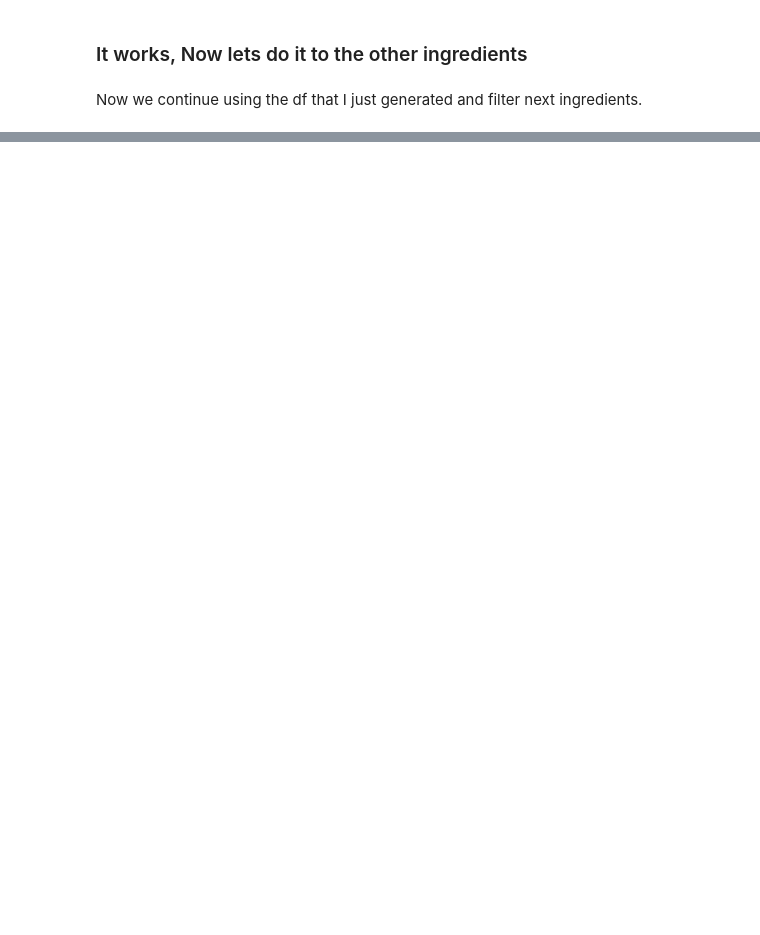
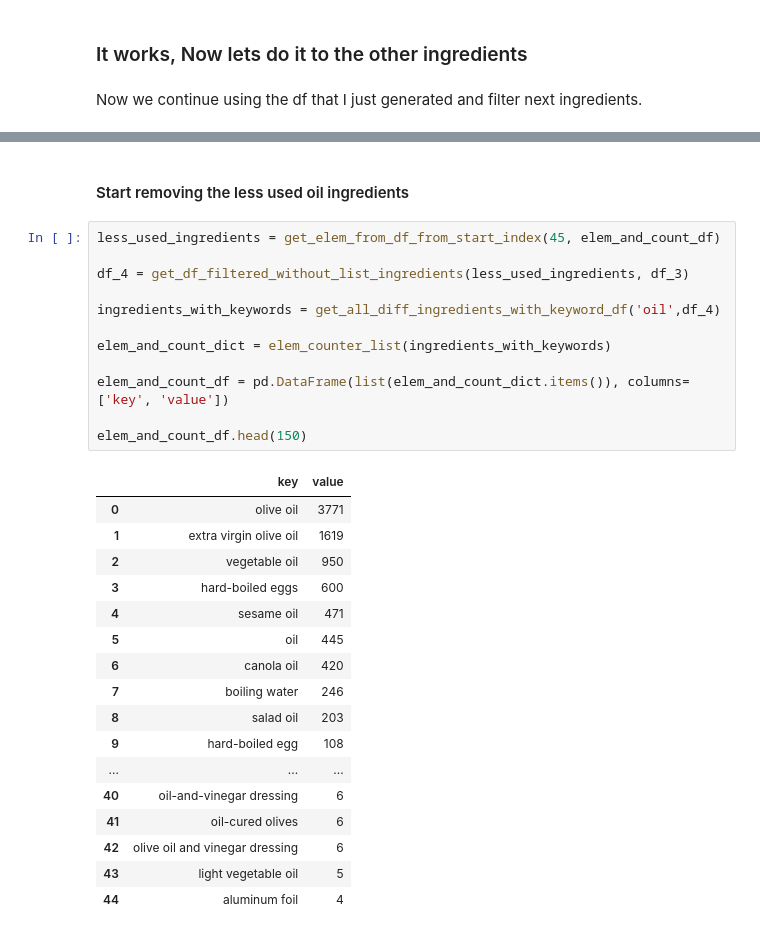
Before and after one commit to PersonalProjects-YassineXHedi/RecipeGenerator, a Jupyter notebook: data_view.ipynb, the cells around one changed output, grey strips where cells are left out. Drawn from its saved outputs; the diff is of its cells as text; blank space fills up the shorter version.

```diff
--- a/data_view.ipynb
+++ b/data_view.ipynb
@@ -224,0 +289,32 @@ Now we continue using the df that I just generated and filter next ingredients.
+# %% [markdown]
+#### Start removing the less used oil ingredients
+# %%
+less_used_ingredients = get_elem_from_df_from_start_index(45, elem_and_count_df)
+
+df_4 = get_df_filtered_without_list_ingredients(less_used_ingredients, df_3)
+
+ingredients_with_keywords = get_all_diff_ingredients_with_keyword_df('oil',df_4)
+
+elem_and_count_dict = elem_counter_list(ingredients_with_keywords)
+
+elem_and_count_df = pd.DataFrame(list(elem_and_count_dict.items()), columns=['key', 'value'])
+
+elem_and_count_df.head(150)
+# %% [output]
+|  | key | value |
+| 0 | olive oil | 3771 |
+| 1 | extra virgin olive oil | 1619 |
+| 2 | vegetable oil | 950 |
+| 3 | hard-boiled eggs | 600 |
+| 4 | sesame oil | 471 |
+| 5 | oil | 445 |
+| 6 | canola oil | 420 |
+| 7 | boiling water | 246 |
+| 8 | salad oil | 203 |
+| 9 | hard-boiled egg | 108 |
+| ... | ... | ... |
+| 40 | oil-and-vinegar dressing | 6 |
+| 41 | oil-cured olives | 6 |
+| 42 | olive oil and vinegar dressing | 6 |
+| 43 | light vegetable oil | 5 |
+| 44 | aluminum foil | 4 |
```
Also changed, not shown: parts of 16 cells of this notebook, 2 other files.
